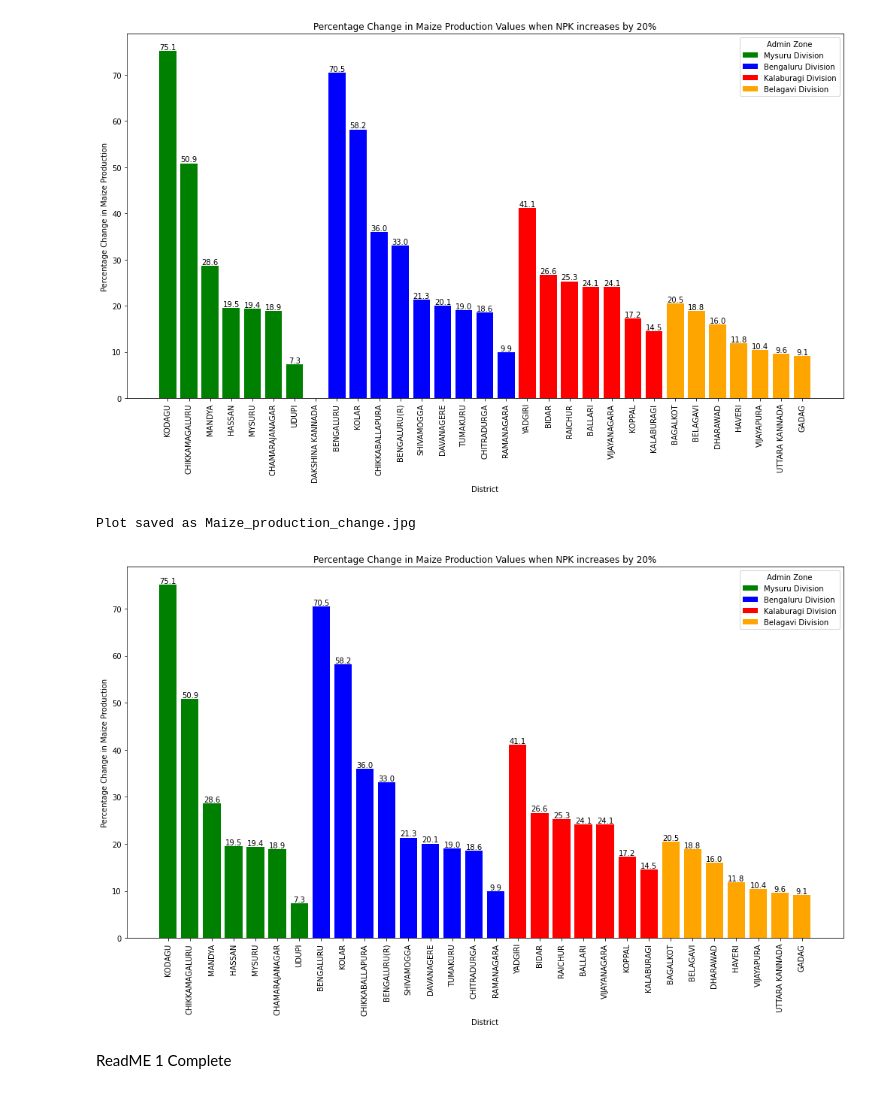
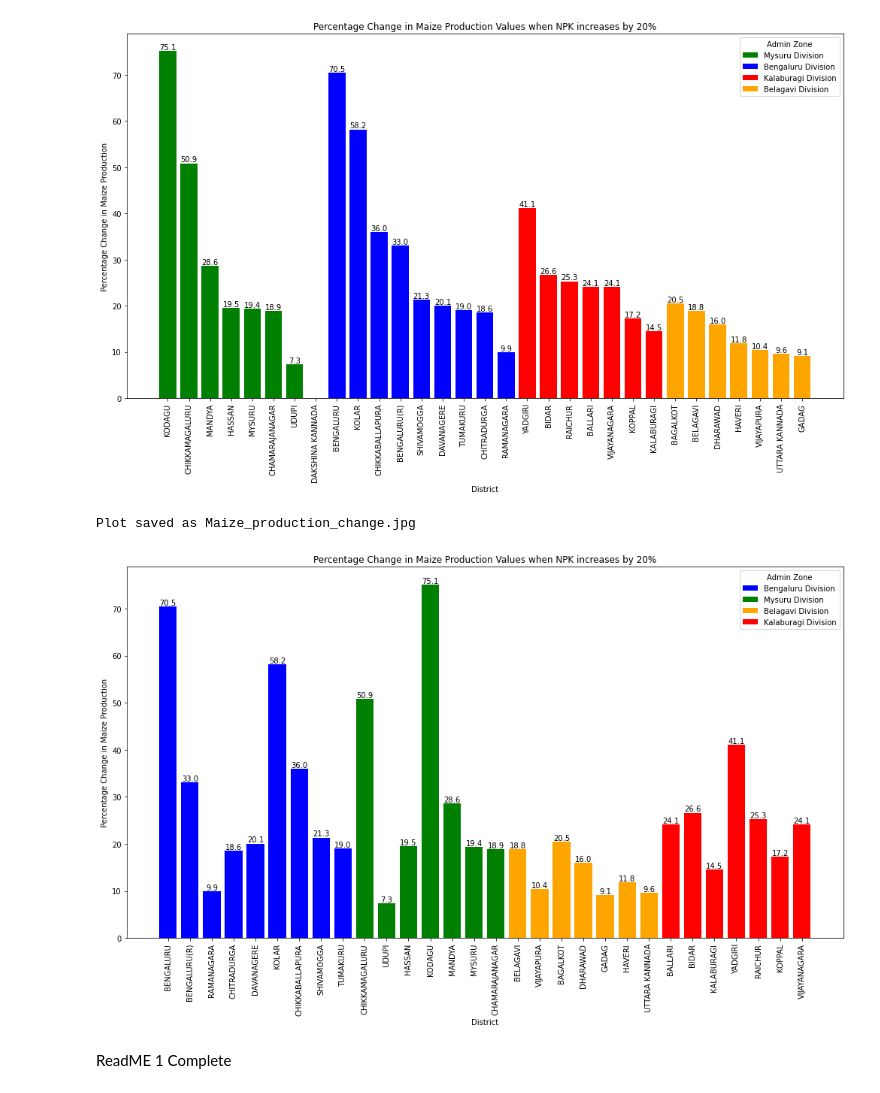
Before and after one commit to WSL-IIITB/WSL_IM_24-25, a Jupyter notebook: Predictive_1D-2D_Prescriptive.ipynb, the cells around one changed output. Cells and saved outputs as stored; diff of their text form; code cells hidden in the pictures.

```diff
--- a/Predictive_1D-2D_Prescriptive.ipynb
+++ b/Predictive_1D-2D_Prescriptive.ipynb
@@ -1379,7 +1379,7 @@ def calculate_and_visualize_2(perturbation, crop, Working_Directory, what, save_
     filtered_df[f'{crop[0].upper()} - {what} {perturbation}'] = New_values
     filtered_df['Change'] =  ((New_values - filtered_df[production_col]) / filtered_df[production_col]) * 100
 
-    filtered_df = filtered_df.sort_values('Change', ascending=False)
+    # filtered_df = filtered_df.sort_values('Change', ascending=False)
 
     # Visualization with color-coded zones
     plt.figure(figsize=(14, 9))
@@ -1396,34 +1396,34 @@ def calculate_and_visualize_2(perturbation, crop, Working_Directory, what, save_
                      bar.get_height(),
                      f'{value:.1f}',
                      ha='center',
                      va='bottom',
                      fontsize=10)
 
     plt.xlabel('District')
     plt.ylabel(f'Percentage Change in {crop} Production')
     plt.title(f'Percentage Change in {crop} Production Values when {what} increases by {perturbation}%')
     plt.xticks(rotation=90)
     plt.legend(title='Admin Zone')
     plt.tight_layout()
 
     # Save the plot as a jpg if save_as_image is True
     if save_as_image:
         plt.savefig(image_name, format='jpg', dpi=300)
         print(f"Plot saved as {image_name}")
 
     # Show the plot
     plt.show()
 
 # Example usage:
 perturbation = 20
 what = 'NPK'  # Factor to be used
 crop = 'Maize'  # Or 'Maize'
 
 # Assuming Working_Directory is a DataFrame that has all necessary columns defined
 calculate_and_visualize_2(perturbation, crop, Working_Directory, what, save_as_image=True, image_name="Maize_production_change.jpg")
 # %% [output]
 Plot saved as Maize_production_change.jpg
-[figure, old version]
+[figure, new version]
 # %% [markdown]
 ReadME 1 Complete
 # %% [markdown]
```
Also changed, not shown: 9 other files.
